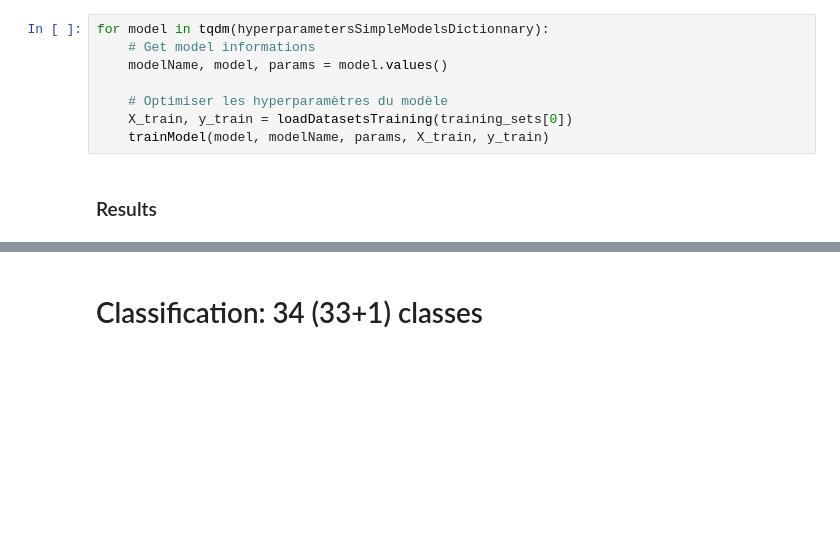
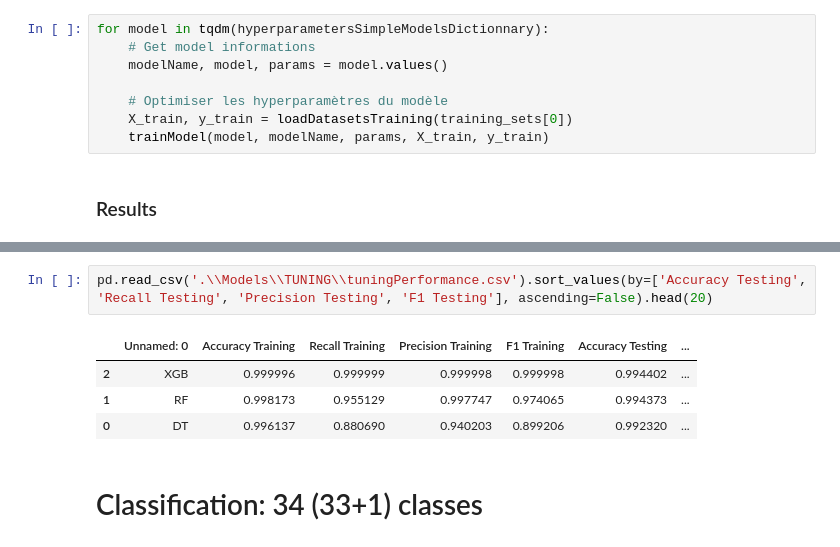
Before and after one commit to mcrayssac/CIC_IoT_Cyber_Attacks, a Jupyter notebook: example.ipynb, the cells around one changed output, grey strips where cells are left out. Saved outputs shown, nothing was run; the diff lists cells and outputs as text; blank space fills up the shorter version.

```diff
--- a/example.ipynb
+++ b/example.ipynb
@@ -475,3 +508,10 @@ tuningPerformance.head(20)
+# %%
+pd.read_csv('.\\Models\\TUNING\\tuningPerformance.csv').sort_values(by=['Accuracy Testing', 'Recall Testing', 'Precision Testing', 'F1 Testing'], ascending=False).head(20)
+# %% [output]
+|  | Unnamed: 0 | Accuracy Training | Recall Training | Precision Training | F1 Training | Accuracy Testing | ... |
+| 2 | XGB | 0.999996 | 0.999999 | 0.999998 | 0.999998 | 0.994402 | ... |
+| 1 | RF | 0.998173 | 0.955129 | 0.997747 | 0.974065 | 0.994373 | ... |
+| 0 | DT | 0.996137 | 0.880690 | 0.940203 | 0.899206 | 0.992320 | ... |
 # %% [markdown]
 # Classification: 34 (33+1) classes
 # %%
```
Also changed, not shown: parts of 9 cells of this notebook, 1 other file.
